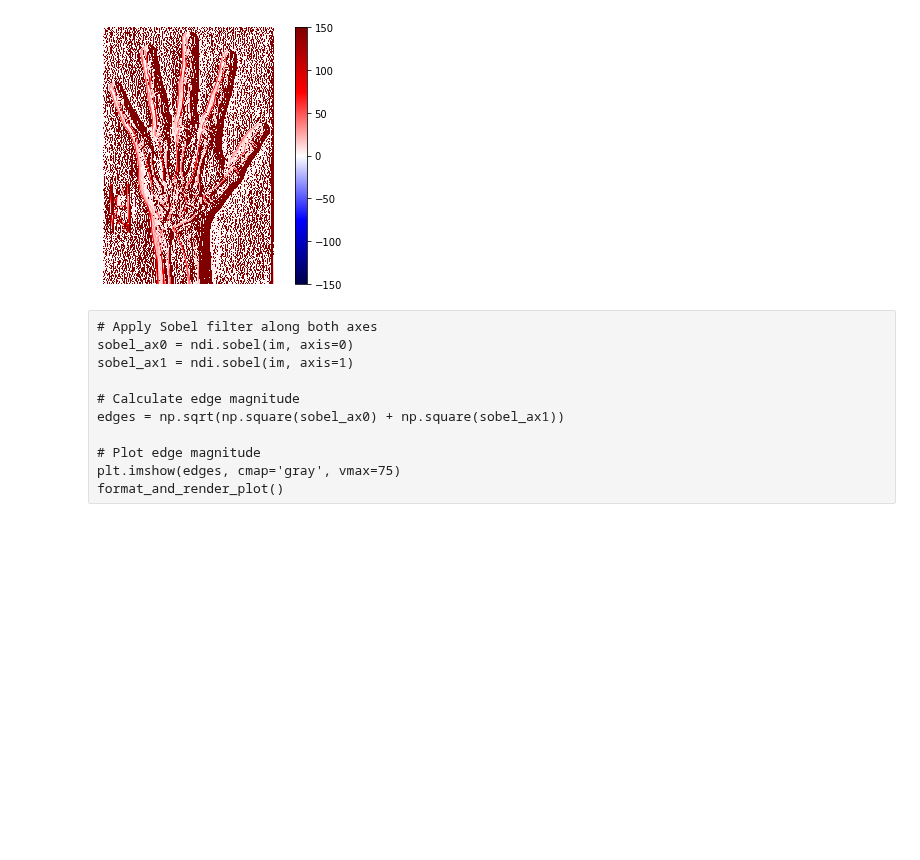
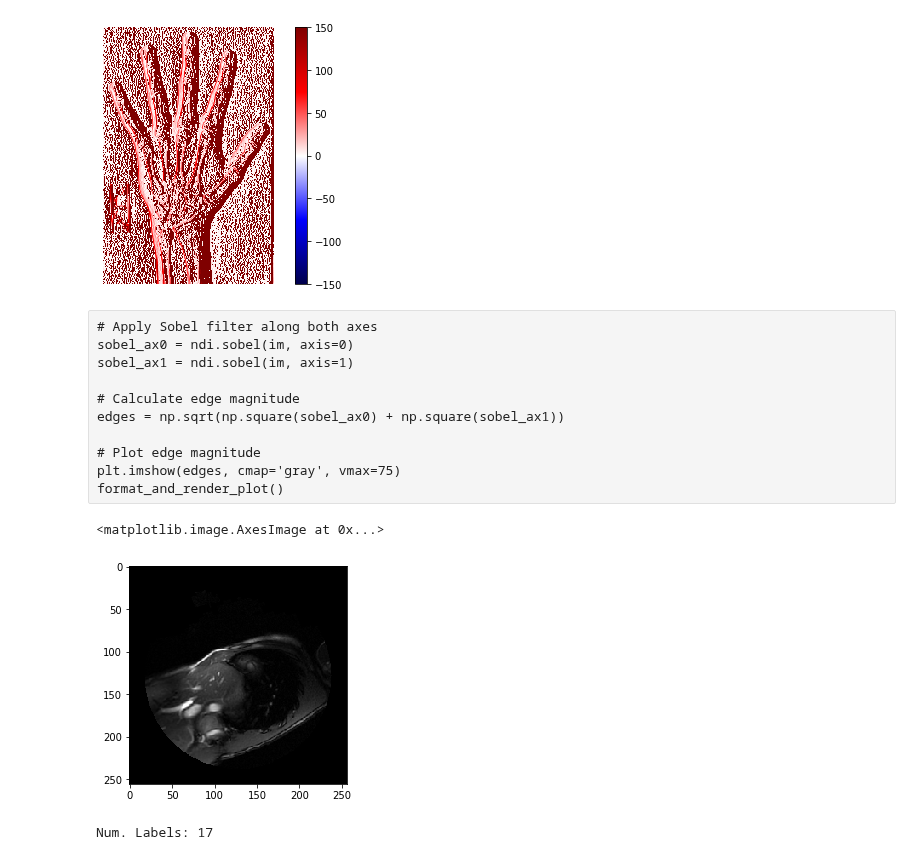
Before and after one commit to DavitGadyan/Computer_Vision, a Jupyter notebook: Image_Processing/Biomedical Image Analysis in Python.ipynb, the cells around one changed output. Drawn from its saved outputs; the diff is of its cells as text; code cells hidden in the pictures; blank space fills up the shorter version.

Commit message:
biomdeical image analysis

```diff
--- a/Image_Processing/Biomedical Image Analysis in Python.ipynb
+++ b/Image_Processing/Biomedical Image Analysis in Python.ipynb
@@ -305,3 +305,23 @@ edges = np.sqrt(np.square(sobel_ax0) + np.square(sobel_ax1))
 # Plot edge magnitude
 plt.imshow(edges, cmap='gray', vmax=75)
 format_and_render_plot()
+# %%
+im = imageio.imread('..\Image_Processing\SCD2001_001\SCD2001_MR_181.dcm')
+# %%
+plt.imshow(im, cmap='gray')
+# %% [output]
+<matplotlib.image.AxesImage at 0x...>
+[figure, added]
+# %%
+# Smooth intensity values
+im_filt = ndi.median_filter(im, size=3)
+
+# Select high-intensity pixels
+mask_start = np.where(im_filt>50, 1, 0)
+mask = ndi.binary_closing(mask_start)
+
+# Label the objects in "mask"
+labels, nlabels = ndi.label(mask)
+print('Num. Labels:', nlabels)
+# %% [output]
+Num. Labels: 17
```
Also changed, not shown: parts of 3 cells of this notebook.
